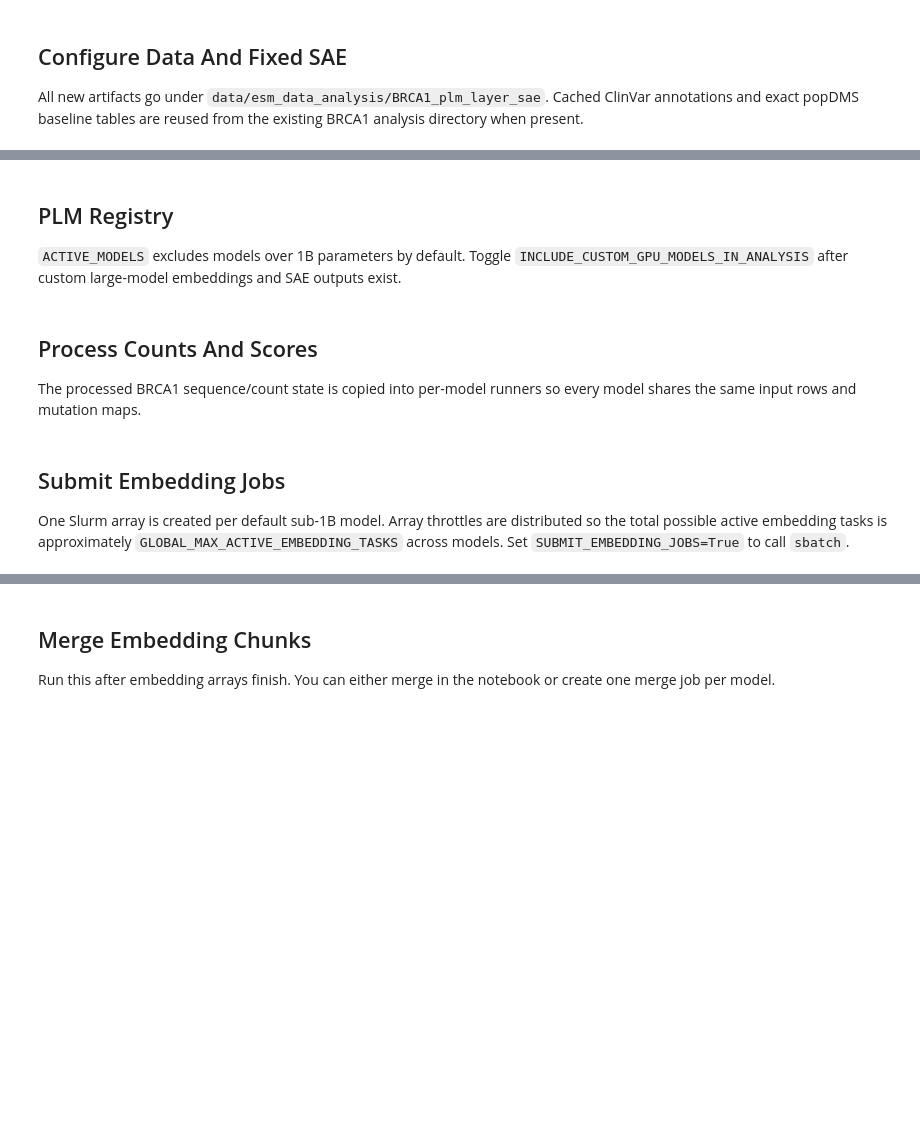
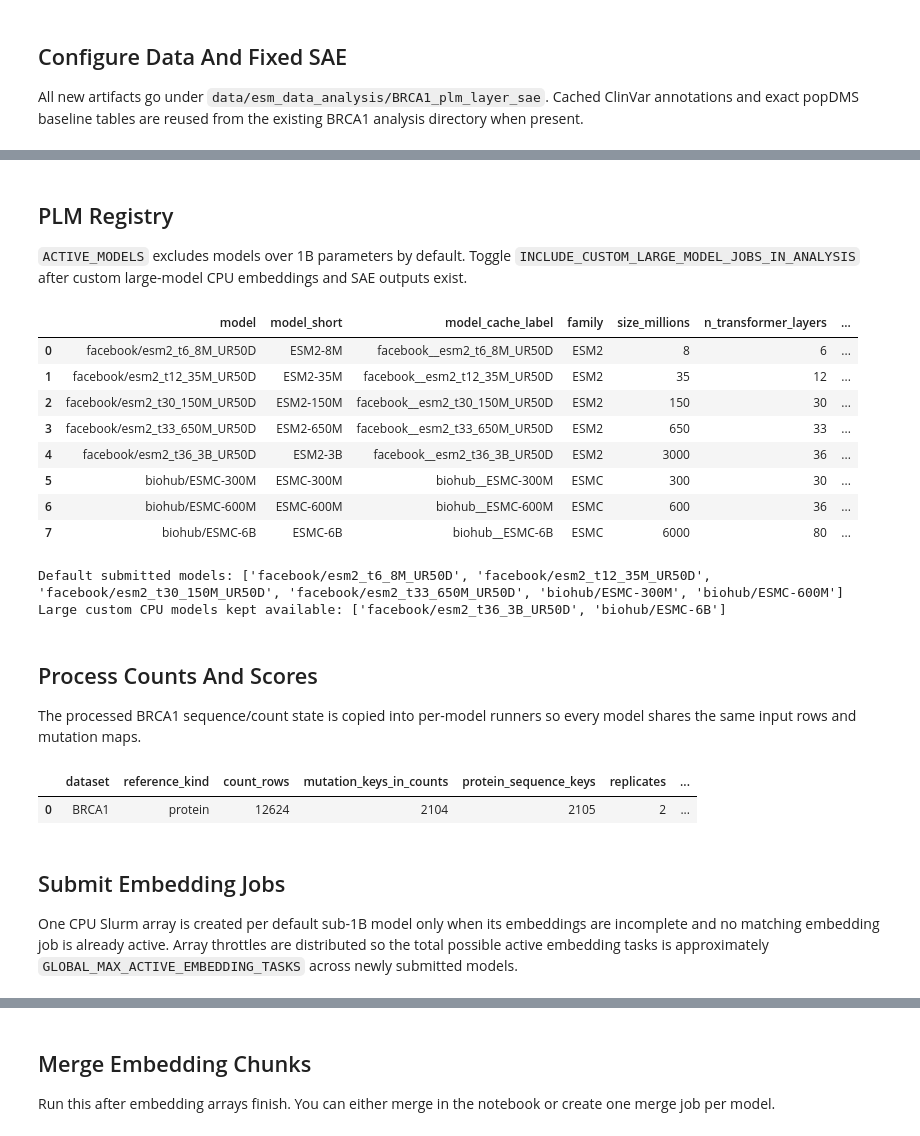
Before and after one commit to dylanwells37/esmDMS, a Jupyter notebook: real_data_brca1_plm_layer_sae.ipynb, the cells around one changed output, grey strips where cells are left out. Drawn from its saved outputs; the diff is of its cells as text; code cells hidden in the pictures; blank space fills up the shorter version.

```diff
--- a/real_data_brca1_plm_layer_sae.ipynb
+++ b/real_data_brca1_plm_layer_sae.ipynb
@@ -98,7 +113,7 @@ BEST_SAE_PARAMS
 # %% [markdown]
 ## PLM Registry
 
-`ACTIVE_MODELS` excludes models over 1B parameters by default. Toggle `INCLUDE_CUSTOM_GPU_MODELS_IN_ANALYSIS` after custom large-model embeddings and SAE outputs exist.
+`ACTIVE_MODELS` excludes models over 1B parameters by default. Toggle `INCLUDE_CUSTOM_LARGE_MODEL_JOBS_IN_ANALYSIS` after custom large-model CPU embeddings and SAE outputs exist.
 # %%
 AVAILABLE_MODEL_NAMES = list(get_args(EmbeddingModel))
 
@@ -153,66 +168,60 @@ def _model_family(model_name):
 
 def _model_job_defaults(model_name, size_millions):
     is_esmc = "ESMC" in model_name
-    if size_millions > 1000:
-        return {
-            "embedding_partition": "dept_gpu",
-            "embedding_gres": "gpu:1",
-            "embedding_constraint": "L40|A100",
-            "embedding_mem": "64G",
-            "embedding_time": "24:00:00",
-            "torch_dtype": "bfloat16",
-            "n_chunks": 40,
-        }
-    if is_esmc:
-        return {
-            "embedding_partition": "dept_gpu",
-            "embedding_gres": "gpu:1",
-            "embedding_constraint": "C8",
-            "embedding_mem": "64G",
-            "embedding_time": "12:00:00",
-            "torch_dtype": "bfloat16",
-            "n_chunks": 40,
-        }
+    large_model = size_millions > 1000
     return {
-        "embedding_partition": "any_cpu",
+        "embedding_partition": "big_memory" if large_model else "any_cpu",
         "embedding_gres": None,
         "embedding_constraint": None,
-        "embedding_mem": "64G" if size_millions >= 650 else "48G",
-        "embedding_time": "12:00:00" if size_millions >= 650 else "08:00:00",
-        "torch_dtype": None,
+        "embedding_mem": "64G" if (size_millions >= 300 or is_esmc) else "48G",
+        "embedding_time": "24:00:00" if large_model else "12:00:00" if (size_millions >= 300 or is_esmc) else "08:00:00",
+        "torch_dtype": "float32" if is_esmc else None,
+        "allow_cpu_esmc": is_esmc,
         "n_chunks": 40,
     }
 
 MODEL_SPECS = []
 for model_name in AVAILABLE_MODEL_NAMES:
     size = MODEL_SIZE_MILLIONS[model_name]
     n_layers = _n_transformer_layers(model_name)
     spec = {
         "model": model_name,
         "model_short": MODEL_SHORT_NAMES.get(model_name, model_name),
         "model_cache_label": _model_cache_label(model_name),
         "family": _model_family(model_name),
         "size_millions": size,
         "n_transformer_layers": n_layers,
         "n_hidden_state_layers": n_layers + 1,
         "layers": list(range(n_layers + 1)),
         "default_include": size <= 1000,
-        "requires_custom_gpu": size > 1000,
+        "requires_custom_large_model_job": size > 1000,
     }
     spec.update(_model_job_defaults(model_name, size))
     MODEL_SPECS.append(spec)
 
 MODEL_SPECS_BY_MODEL = {spec["model"]: spec for spec in MODEL_SPECS}
 ACTIVE_MODELS = [spec["model"] for spec in MODEL_SPECS if spec["default_include"]]
-CUSTOM_GPU_MODELS = [spec["model"] for spec in MODEL_SPECS if spec["requires_custom_gpu"]]
-INCLUDE_CUSTOM_GPU_MODELS_IN_ANALYSIS = False
-ANALYSIS_MODELS = ACTIVE_MODELS + (CUSTOM_GPU_MODELS if INCLUDE_CUSTOM_GPU_MODELS_IN_ANALYSIS else [])
+CUSTOM_LARGE_MODEL_JOBS = [spec["model"] for spec in MODEL_SPECS if spec["requires_custom_large_model_job"]]
+INCLUDE_CUSTOM_LARGE_MODEL_JOBS_IN_ANALYSIS = False
+ANALYSIS_MODELS = ACTIVE_MODELS + (CUSTOM_LARGE_MODEL_JOBS if INCLUDE_CUSTOM_LARGE_MODEL_JOBS_IN_ANALYSIS else [])
 
 model_registry_df = pd.DataFrame([{k: v for k, v in spec.items() if k != "layers"} for spec in MODEL_SPECS])
 model_registry_df.to_csv(TABLE_DIR / "BRCA1_plm_model_registry.csv", index=False)
 display(model_registry_df)
 print("Default submitted models:", ACTIVE_MODELS)
-print("Large custom-GPU models kept available:", CUSTOM_GPU_MODELS)
+print("Large custom CPU models kept available:", CUSTOM_LARGE_MODEL_JOBS)
+# %% [output]
+|  | model | model_short | model_cache_label | family | size_millions | n_transformer_layers | ... |
+| 0 | facebook/esm2_t6_8M_UR50D | ESM2-8M | facebook__esm2_t6_8M_UR50D | ESM2 | 8 | 6 | ... |
+| 1 | facebook/esm2_t12_35M_UR50D | ESM2-35M | facebook__esm2_t12_35M_UR50D | ESM2 | 35 | 12 | ... |
+| 2 | facebook/esm2_t30_150M_UR50D | ESM2-150M | facebook__esm2_t30_150M_UR50D | ESM2 | 150 | 30 | ... |
+| 3 | facebook/esm2_t33_650M_UR50D | ESM2-650M | facebook__esm2_t33_650M_UR50D | ESM2 | 650 | 33 | ... |
+| 4 | facebook/esm2_t36_3B_UR50D | ESM2-3B | facebook__esm2_t36_3B_UR50D | ESM2 | 3000 | 36 | ... |
+| 5 | biohub/ESMC-300M | ESMC-300M | biohub__ESMC-300M | ESMC | 300 | 30 | ... |
+| 6 | biohub/ESMC-600M | ESMC-600M | biohub__ESMC-600M | ESMC | 600 | 36 | ... |
+| 7 | biohub/ESMC-6B | ESMC-6B | biohub__ESMC-6B | ESMC | 6000 | 80 | ... |
+Default submitted models: ['facebook/esm2_t6_8M_UR50D', 'facebook/esm2_t12_35M_UR50D', 'facebook/esm2_t30_150M_UR50D', 'facebook/esm2_t33_650M_UR50D', 'biohub/ESMC-300M', 'biohub/ESMC-600M']
+Large custom CPU models kept available: ['facebook/esm2_t36_3B_UR50D', 'biohub/ESMC-6B']
 # %% [markdown]
 ## Process Counts And Scores
 
@@ -254,7 +263,10 @@ processing_summary = pd.DataFrame([{
 }])
 processing_summary.to_csv(TABLE_DIR / "BRCA1_processing_summary.csv", index=False)
 processing_summary
+# %% [output]
+|  | dataset | reference_kind | count_rows | mutation_keys_in_counts | protein_sequence_keys | replicates | ... |
+| 0 | BRCA1 | protein | 12624 | 2104 | 2105 | 2 | ... |
 # %% [markdown]
 ## Submit Embedding Jobs
 
-One Slurm array is created per default sub-1B model. Array throttles are distributed so the total possible active embedding tasks is approximately `GLOBAL_MAX_ACTIVE_EMBEDDING_TASKS` across models. Set `SUBMIT_EMBEDDING_JOBS=True` to call `sbatch`.
+One CPU Slurm array is created per default sub-1B model only when its embeddings are incomplete and no matching embedding job is already active. Array throttles are distributed so the total possible active embedding tasks is approximately `GLOBAL_MAX_ACTIVE_EMBEDDING_TASKS` across newly submitted models.
```
Also changed, not shown: parts of 6 cells of this notebook, 2 other files.
